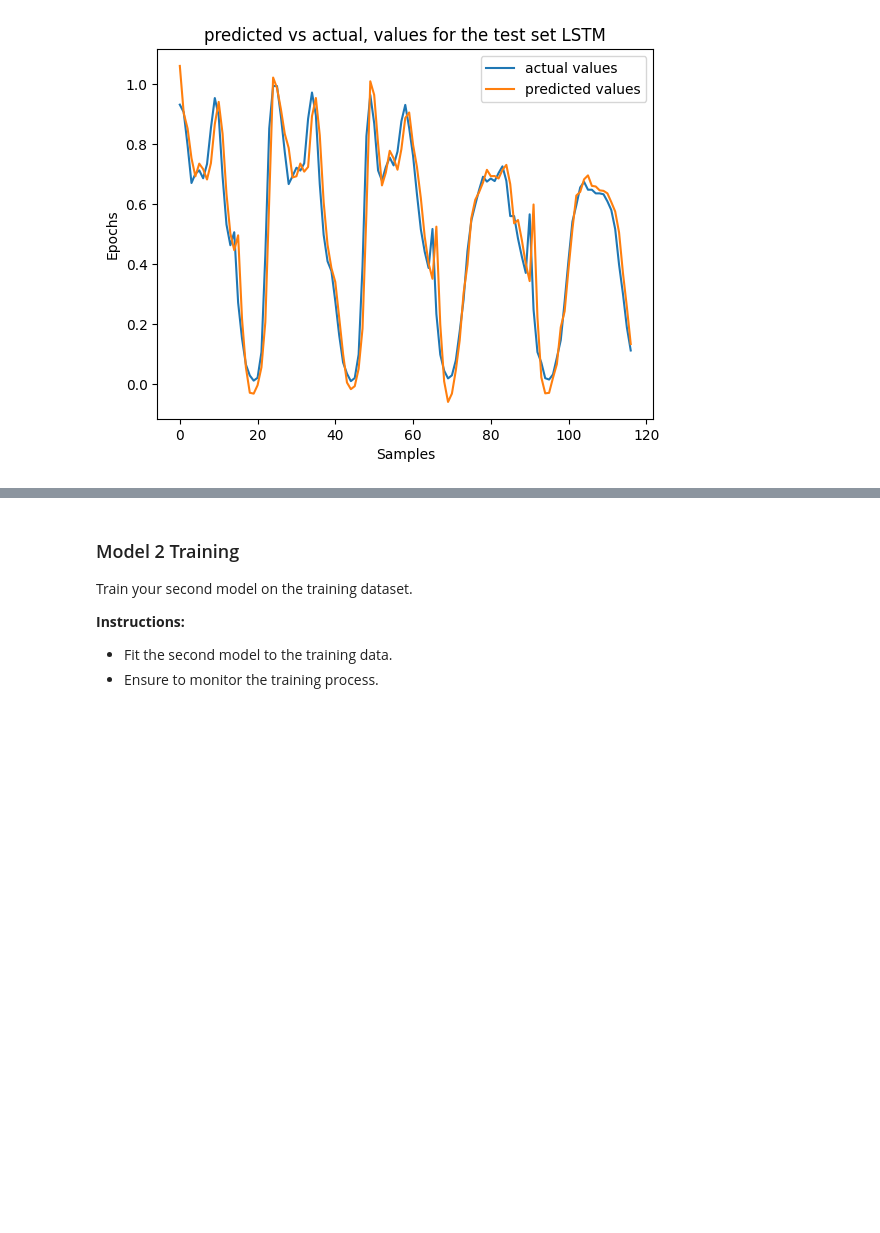
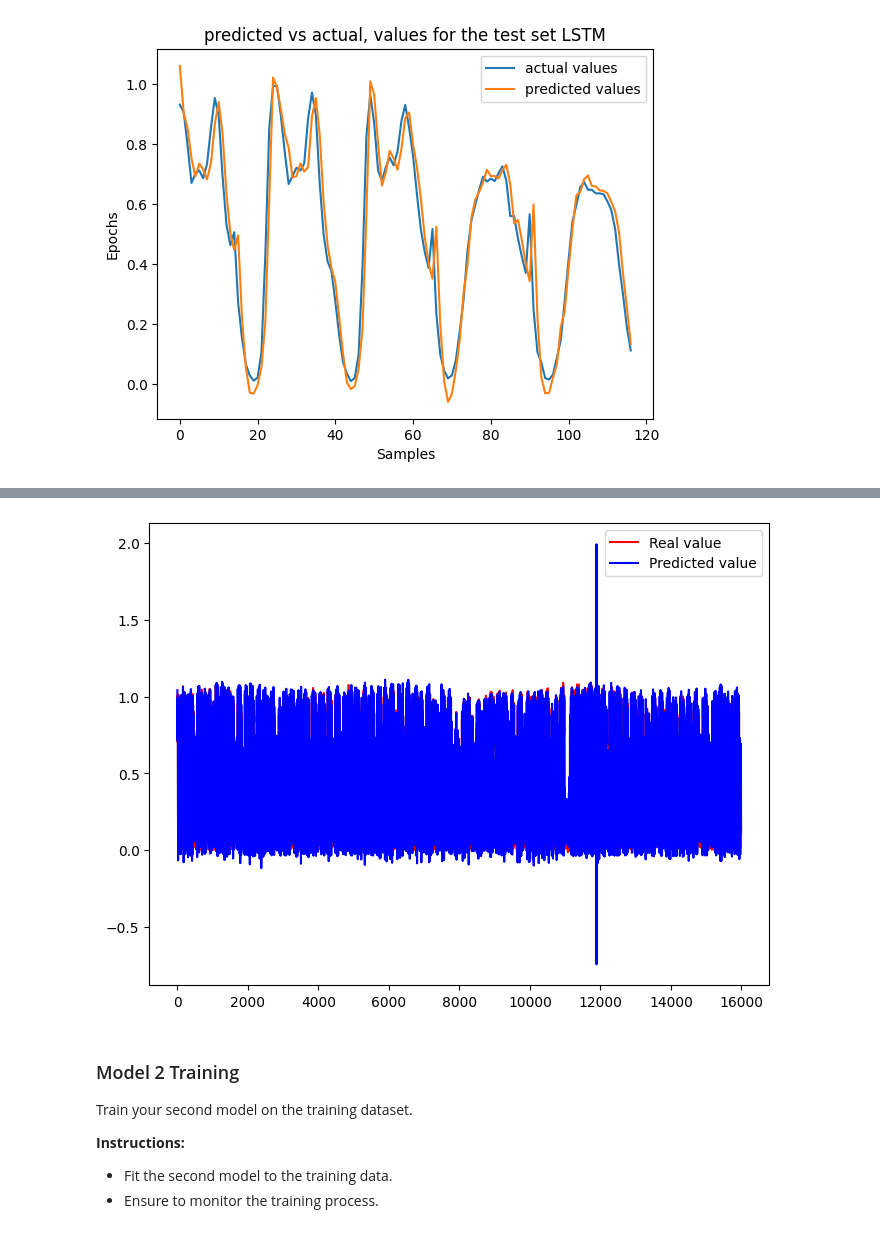
Before and after one commit to Abdullah-AlOwais/Tuwaiq, a Jupyter notebook: Time_Series_Forecasting_Practical_Evaluation.ipynb, the cells around one changed output, grey strips where cells are left out. Drawn from its saved outputs; the diff is of its cells as text; code cells hidden in the pictures; blank space fills up the shorter version.

```diff
--- a/Time_Series_Forecasting_Practical_Evaluation.ipynb
+++ b/Time_Series_Forecasting_Practical_Evaluation.ipynb
@@ -417,3 +417,22 @@ plt.ylabel('Epochs')
 plt.show()
 # %% [output]
 [figure]
+# %%
+LSTM_predictions = LSTMmodel.predict(test_Xy)
+actuals = extract_values(test_Xy)
+
+predicted_flat = LSTM_predictions.flatten()
+actuals_flat = actuals.flatten()
+
+if len(actuals_flat) != len(predicted_flat):
+    min_length = min(len(actuals_flat), len(predicted_flat))
+    actuals_flat = actuals_flat[:min_length]
+    predicted_flat = predicted_flat[:min_length]
+
+import matplotlib.pyplot as plt
+plt.figure(figsize=(8, 6))
+plt.plot(actuals_flat, color='red', label='Real value')
+plt.plot(predicted_flat, color='blue', label='Predicted value')
+plt.legend()
+plt.show()
+# %% [output]
@@ -420,3 +440,4 @@ plt.show()
+[figure, added]
 # %% [markdown]
 ### Model 2 Training
 
```
Also changed, not shown: parts of 2 cells of this notebook.
